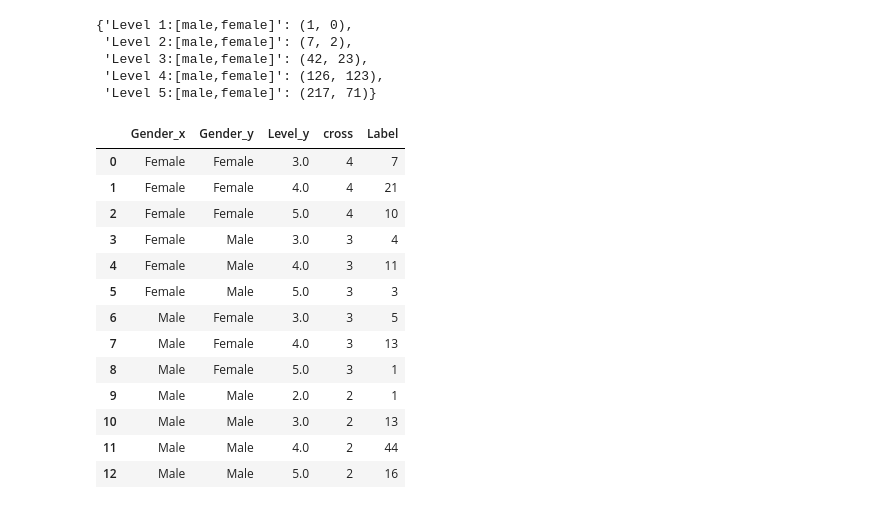
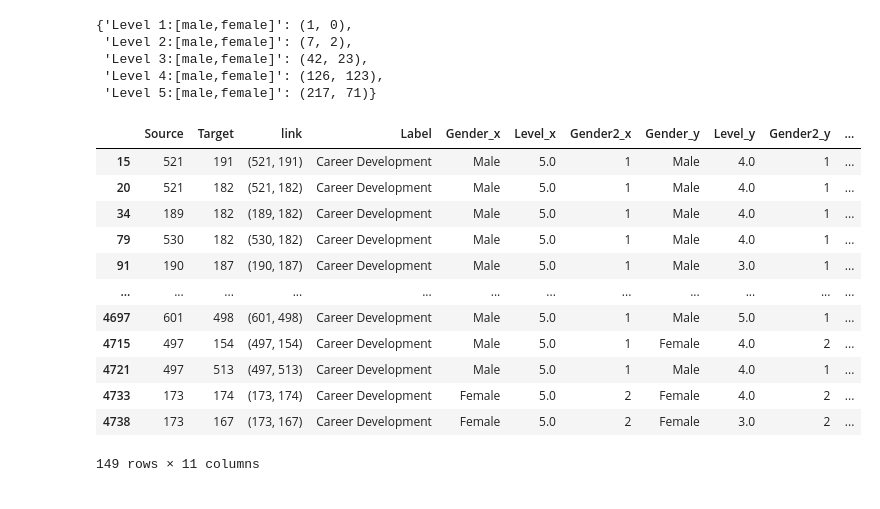
Before and after one commit to feelzoo/assortativity, a Jupyter notebook: Assortativity.ipynb, the cells around one changed output. Drawn from its saved outputs; the diff is of its cells as text; code cells hidden in the pictures.

```diff
--- a/Assortativity.ipynb
+++ b/Assortativity.ipynb
@@ -149,7 +110,7 @@ plt.pie(temp_count,labels=temp_level,autopct = '%.d')
 '''
 level5_targets = []
 level5_targets_labels= []
-for i in range(0,8):
+for i in range(0,9):
     temp = level5_label[i].groupby('Level_y').Source.count().reset_index()
     level5_targets.append(temp)
     temp2 = temp.Level_y
@@ -2494,19 +2441,18 @@ for i in range(0,5):
     temp = career_levels[i].groupby(['Gender_x','Gender_y','Level_y','cross']).Label.count().reset_index()
     career_level_targets.append(temp)
 # %%
-career_level_targets[4]
+career_levels[4]
 # %% [output]
-|  | Gender_x | Gender_y | Level_y | cross | Label |
-| 0 | Female | Female | 3.0 | 4 | 7 |
-| 1 | Female | Female | 4.0 | 4 | 21 |
-| 2 | Female | Female | 5.0 | 4 | 10 |
-| 3 | Female | Male | 3.0 | 3 | 4 |
-| 4 | Female | Male | 4.0 | 3 | 11 |
-| 5 | Female | Male | 5.0 | 3 | 3 |
-| 6 | Male | Female | 3.0 | 3 | 5 |
-| 7 | Male | Female | 4.0 | 3 | 13 |
-| 8 | Male | Female | 5.0 | 3 | 1 |
-| 9 | Male | Male | 2.0 | 2 | 1 |
-| 10 | Male | Male | 3.0 | 2 | 13 |
-| 11 | Male | Male | 4.0 | 2 | 44 |
-| 12 | Male | Male | 5.0 | 2 | 16 |
+|  | Source | Target | link | Label | Gender_x | Level_x | Gender2_x | Gender_y | Level_y | Gender2_y | ... |
+| 15 | 521 | 191 | (521, 191) | Career Development | Male | 5.0 | 1 | Male | 4.0 | 1 | ... |
+| 20 | 521 | 182 | (521, 182) | Career Development | Male | 5.0 | 1 | Male | 4.0 | 1 | ... |
+| 34 | 189 | 182 | (189, 182) | Career Development | Male | 5.0 | 1 | Male | 4.0 | 1 | ... |
+| 79 | 530 | 182 | (530, 182) | Career Development | Male | 5.0 | 1 | Male | 4.0 | 1 | ... |
+| 91 | 190 | 187 | (190, 187) | Career Development | Male | 5.0 | 1 | Male | 3.0 | 1 | ... |
+| ... | ... | ... | ... | ... | ... | ... | ... | ... | ... | ... | ... |
+| 4697 | 601 | 498 | (601, 498) | Career Development | Male | 5.0 | 1 | Male | 5.0 | 1 | ... |
+| 4715 | 497 | 154 | (497, 154) | Career Development | Male | 5.0 | 1 | Female | 4.0 | 2 | ... |
+| 4721 | 497 | 513 | (497, 513) | Career Development | Male | 5.0 | 1 | Male | 4.0 | 1 | ... |
+| 4733 | 173 | 174 | (173, 174) | Career Development | Female | 5.0 | 2 | Female | 4.0 | 2 | ... |
+| 4738 | 173 | 167 | (173, 167) | Career Development | Female | 5.0 | 2 | Female | 3.0 | 2 | ... |
+149 rows × 11 columns
```
Also changed, not shown: parts of 33 cells of this notebook.
